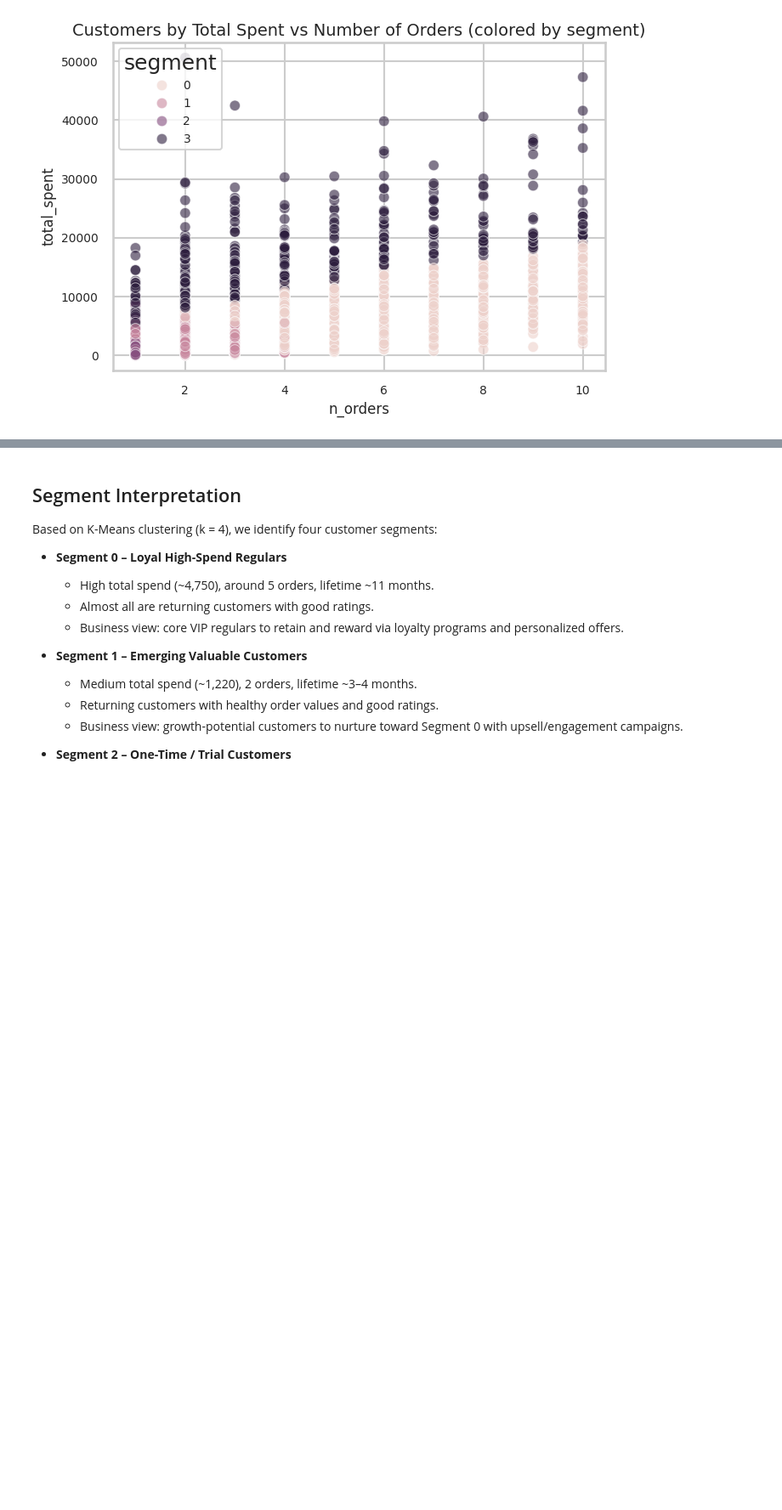
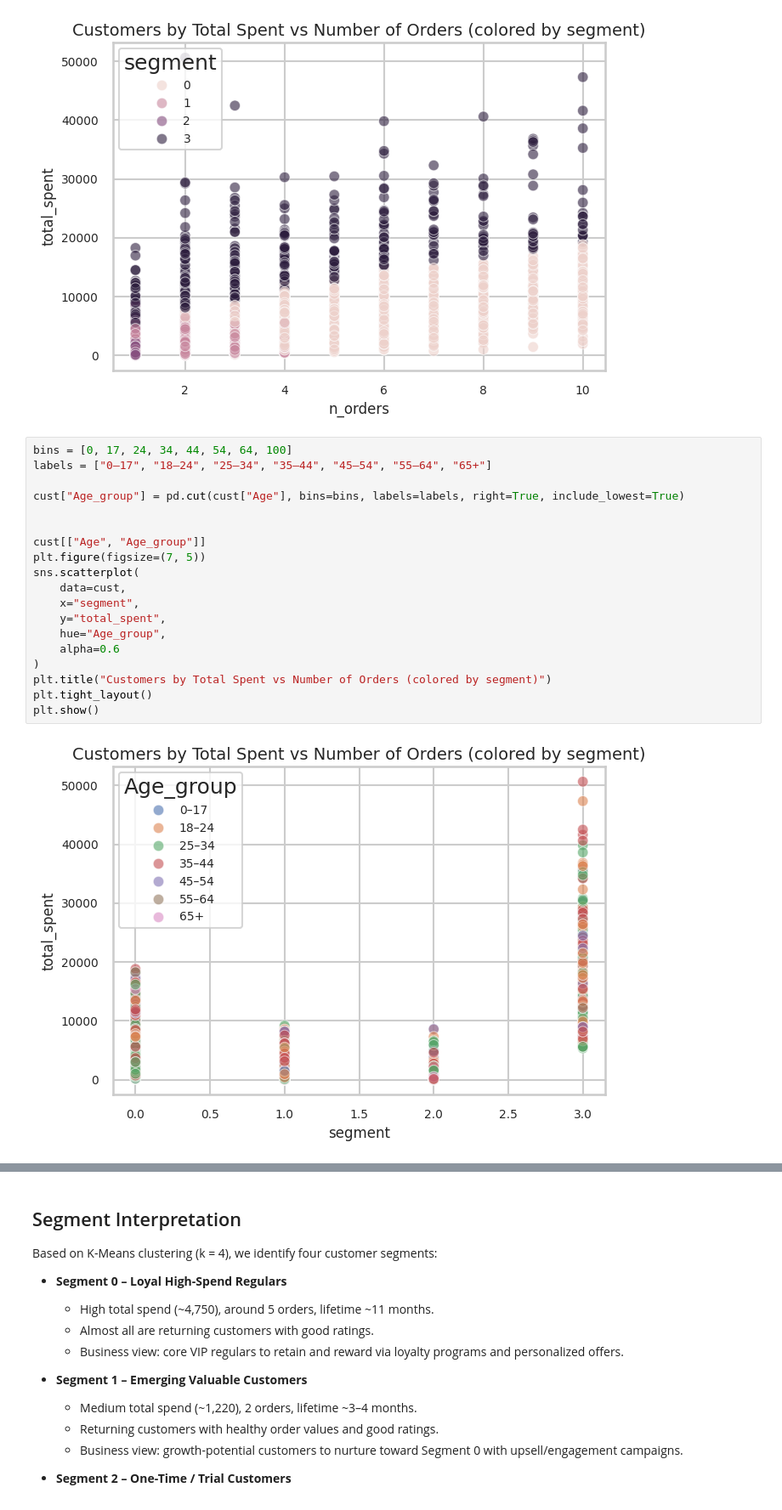
Before and after one commit to jcampuzano1111/K-Means-, a Jupyter notebook: K_Means_Ecommerce.ipynb, the cells around one changed output, grey strips where cells are left out. Shown at 85% size. Saved outputs shown, nothing was run; the diff lists cells and outputs as text; blank space fills up the shorter version.

```diff
--- a/K_Means_Ecommerce.ipynb
+++ b/K_Means_Ecommerce.ipynb
@@ -235,3 +235,24 @@ plt.tight_layout()
 plt.show()
 # %% [output]
 [figure]
+# %%
+bins = [0, 17, 24, 34, 44, 54, 64, 100]
+labels = ["0–17", "18–24", "25–34", "35–44", "45–54", "55–64", "65+"]
+
+cust["Age_group"] = pd.cut(cust["Age"], bins=bins, labels=labels, right=True, include_lowest=True)
+
+
+cust[["Age", "Age_group"]]
+plt.figure(figsize=(7, 5))
+sns.scatterplot(
+    data=cust,
+    x="segment",
+    y="total_spent",
+    hue="Age_group",
+    alpha=0.6
+)
+plt.title("Customers by Total Spent vs Number of Orders (colored by segment)")
+plt.tight_layout()
+plt.show()
+# %% [output]
+[figure, added]
```
Also changed, not shown: parts of 3 cells of this notebook.
